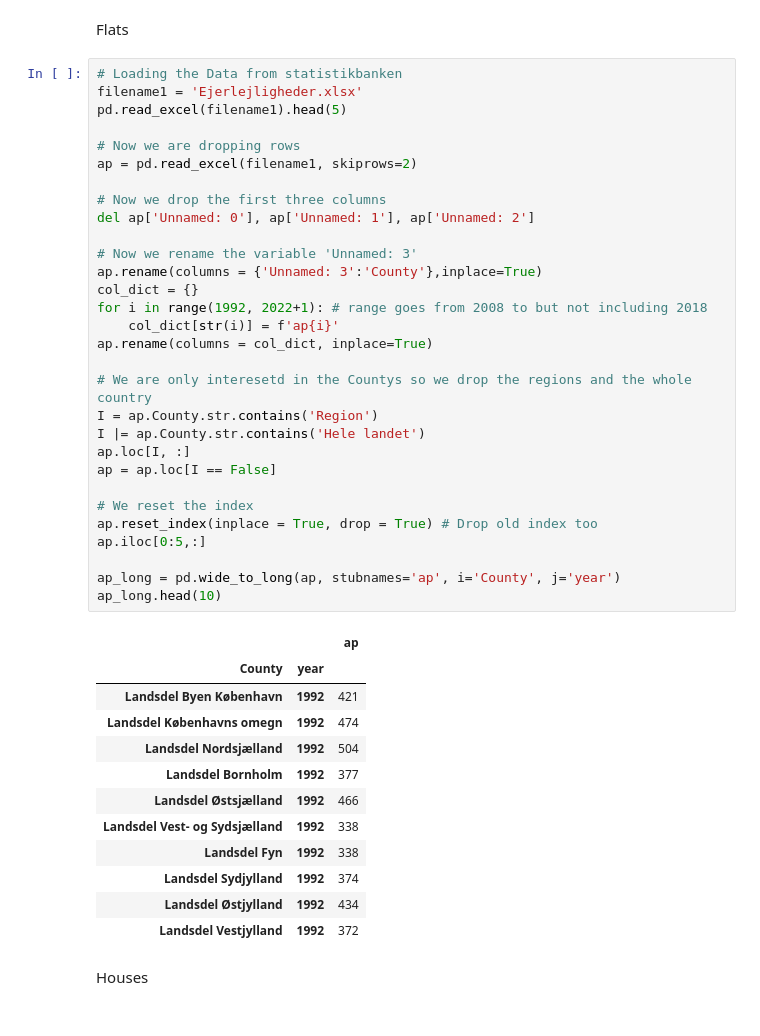
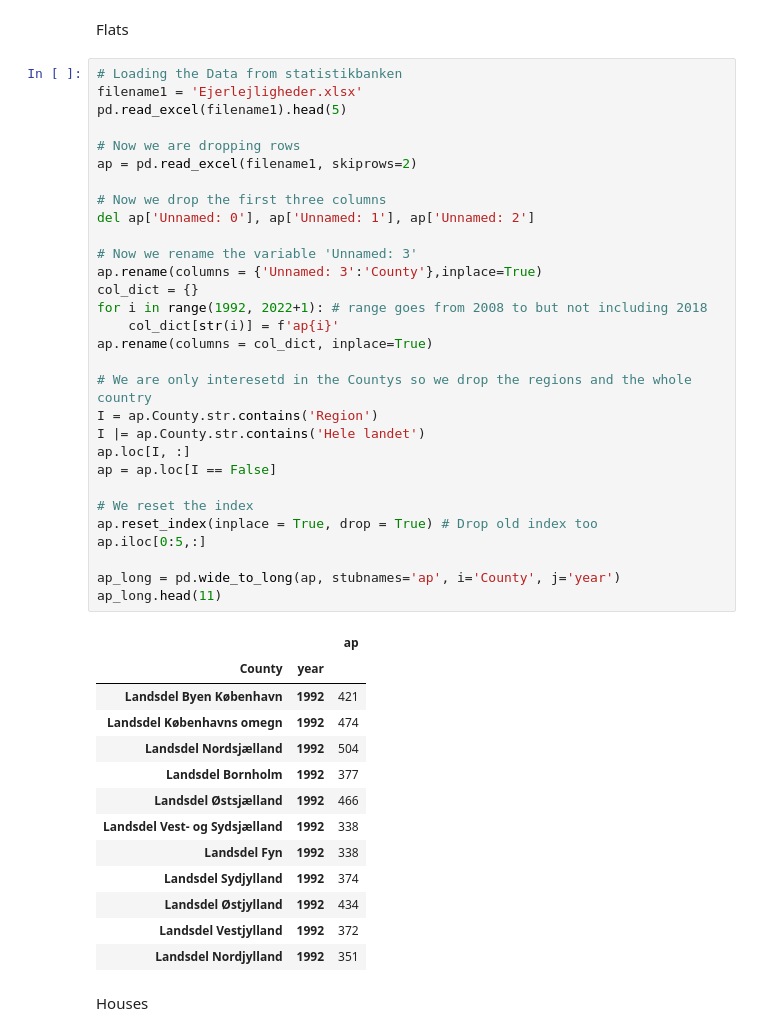
Before and after one commit to NumEconCopenhagen/projects-2023-jps, a Jupyter notebook: dataproject/dataproject.ipynb, the cells around one changed output. Cells and saved outputs as stored; diff of their text form.

```diff
--- a/dataproject/dataproject.ipynb
+++ b/dataproject/dataproject.ipynb
@@ -71,34 +71,35 @@ del ap['Unnamed: 0'], ap['Unnamed: 1'], ap['Unnamed: 2']
 ap.rename(columns = {'Unnamed: 3':'County'},inplace=True)
 col_dict = {}
 for i in range(1992, 2022+1): # range goes from 2008 to but not including 2018
     col_dict[str(i)] = f'ap{i}'
 ap.rename(columns = col_dict, inplace=True)
 
 # We are only interesetd in the Countys so we drop the regions and the whole country
 I = ap.County.str.contains('Region')
 I |= ap.County.str.contains('Hele landet')
 ap.loc[I, :]
 ap = ap.loc[I == False]
 
 # We reset the index
 ap.reset_index(inplace = True, drop = True) # Drop old index too
 ap.iloc[0:5,:]
 
 ap_long = pd.wide_to_long(ap, stubnames='ap', i='County', j='year')
-ap_long.head(10)
+ap_long.head(11)
 # %% [output]
 |  |  | ap |
 | County | year |  |
 | Landsdel Byen København | 1992 | 421 |
 | Landsdel Københavns omegn | 1992 | 474 |
 | Landsdel Nordsjælland | 1992 | 504 |
 | Landsdel Bornholm | 1992 | 377 |
 | Landsdel Østsjælland | 1992 | 466 |
 | Landsdel Vest- og Sydsjælland | 1992 | 338 |
 | Landsdel Fyn | 1992 | 338 |
 | Landsdel Sydjylland | 1992 | 374 |
 | Landsdel Østjylland | 1992 | 434 |
 | Landsdel Vestjylland | 1992 | 372 |
+| Landsdel Nordjylland | 1992 | 351 |
 # %% [markdown]
 Houses
 # %%
```
Also changed, not shown: parts of 1 cell of this notebook.
